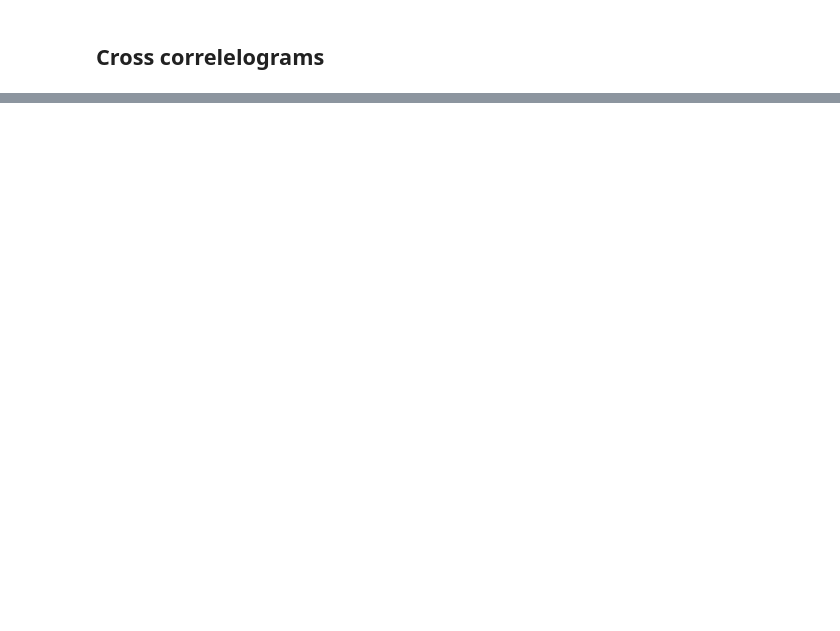
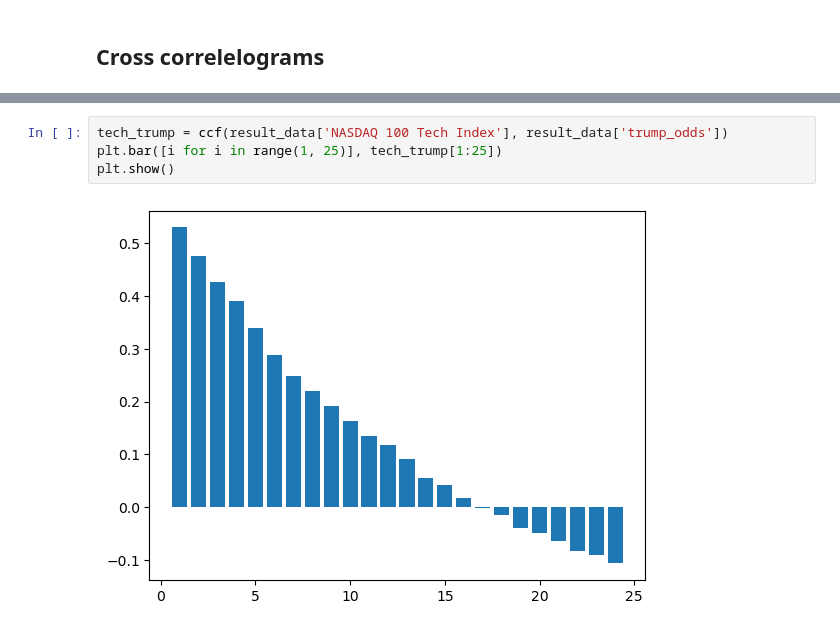
Before and after one commit to dg3358/ACTU-5842-Project, a Jupyter notebook: project_code.ipynb, the cells around one changed output, grey strips where cells are left out. Drawn from its saved outputs; the diff is of its cells as text; blank space fills up the shorter version.

```diff
--- a/project_code.ipynb
+++ b/project_code.ipynb
@@ -190,0 +334,6 @@ result_data['S&P Healthcare Index'] = differenced_healthcare
+# %%
+tech_trump = ccf(result_data['NASDAQ 100 Tech Index'], result_data['trump_odds'])
+plt.bar([i for i in range(1, 25)], tech_trump[1:25])
+plt.show()
+# %% [output]
+[figure, added]
```
Also changed, not shown: parts of 23 cells of this notebook.
